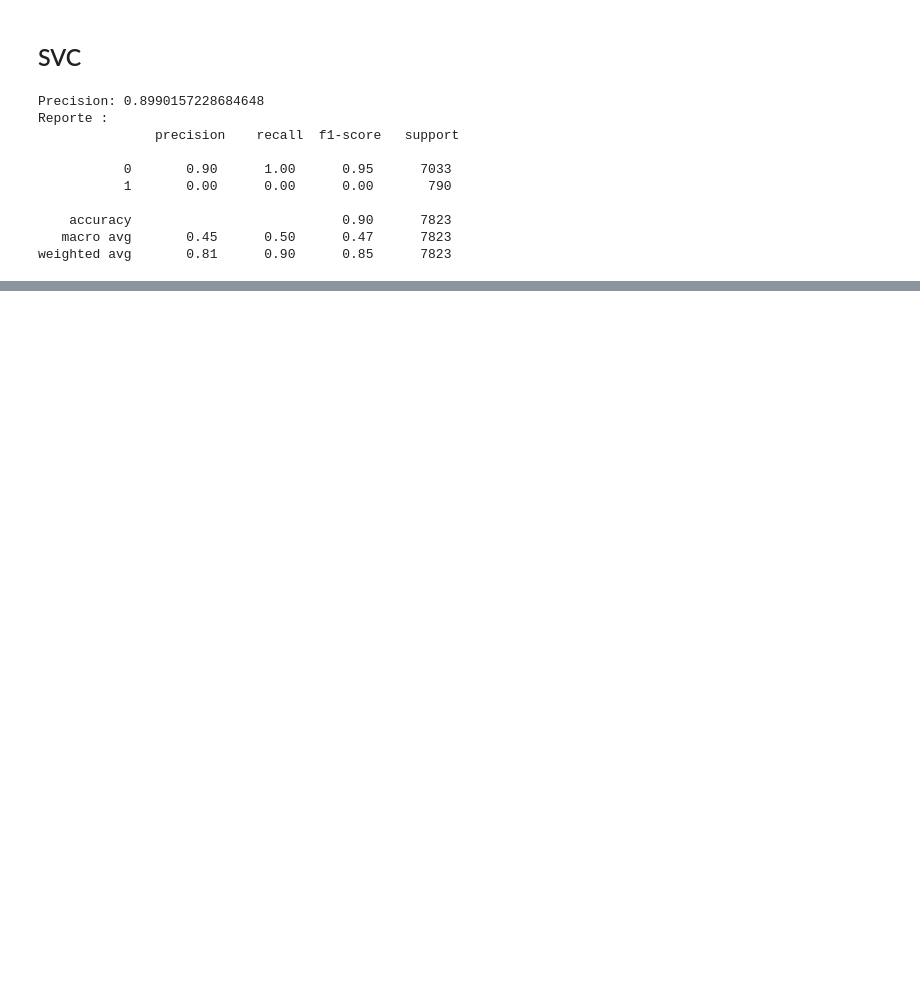
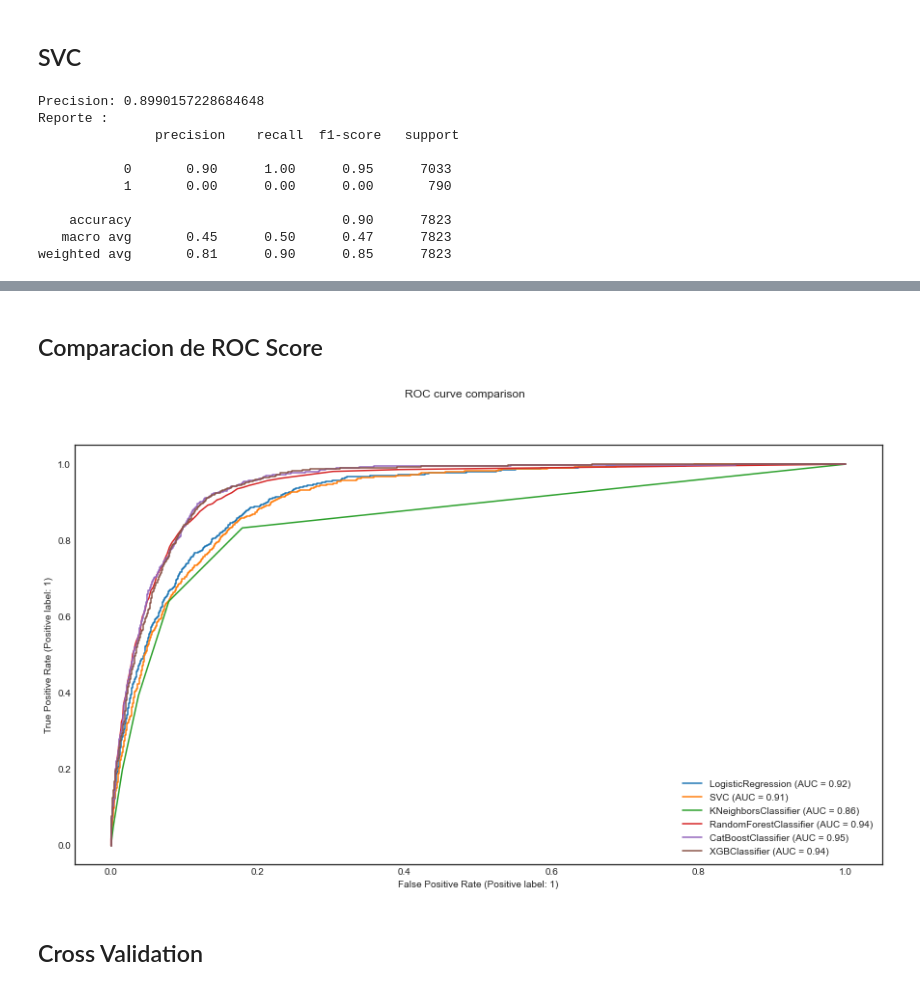
Before and after one commit to emanuelbrea/ia-tp1-marketing, a Jupyter notebook: notebooks/marketing.ipynb, the cells around one changed output, grey strips where cells are left out. Saved outputs shown, nothing was run; the diff lists cells and outputs as text; code cells hidden in the pictures; blank space fills up the shorter version.

```diff
--- a/notebooks/marketing.ipynb
+++ b/notebooks/marketing.ipynb
@@ -845,0 +832,4 @@ weighted avg       0.81      0.90      0.85      7823
+# %%
+from sklearn.neighbors import KNeighborsClassifier
+clf3 = KNeighborsClassifier(n_neighbors=5, n_jobs=-1).fit(X_train, y_train)
+y_pred = clf3.predict(X_test)
@@ -845,0 +852,4 @@ weighted avg       0.81      0.90      0.85      7823
+# %%
+from sklearn.ensemble import RandomForestClassifier
+clf4 = RandomForestClassifier(random_state=0, n_jobs=-1).fit(X_train, y_train)
+y_pred = clf4.predict(X_test)
@@ -845,0 +893,4 @@ weighted avg       0.81      0.90      0.85      7823
+# %%
+from catboost import CatBoostClassifier
+clf5 = CatBoostClassifier(silent=True).fit(X_train, y_train)
+y_pred = clf5.predict(X_test)
@@ -845,0 +915,3 @@ weighted avg       0.81      0.90      0.85      7823
+# %%
+clf6 = XGBClassifier(verbosity=0).fit(X_train, y_train)
+y_pred = clf6.predict(X_test)
@@ -845,0 +932,17 @@ weighted avg       0.81      0.90      0.85      7823
+# %% [markdown]
+## Comparacion de ROC Score
+# %%
+plt.rcParams["figure.figsize"] = (15,8)
+clf1_disp = plot_roc_curve(clf1, X_test, y_test)
+plot_roc_curve(clf2, X_test, y_test, ax=clf1_disp.ax_)
+plot_roc_curve(clf3, X_test, y_test, ax=clf1_disp.ax_)
+plot_roc_curve(clf4, X_test, y_test, ax=clf1_disp.ax_)
+plot_roc_curve(clf5, X_test, y_test, ax=clf1_disp.ax_)
+plot_roc_curve(clf6, X_test, y_test, ax=clf1_disp.ax_)
+clf1_disp.figure_.suptitle("ROC curve comparison")
+
+plt.show()
+# %% [output]
+[figure, added]
+# %% [markdown]
+## Cross Validation
```
Also changed, not shown: parts of 32 cells of this notebook, 1 other file.
